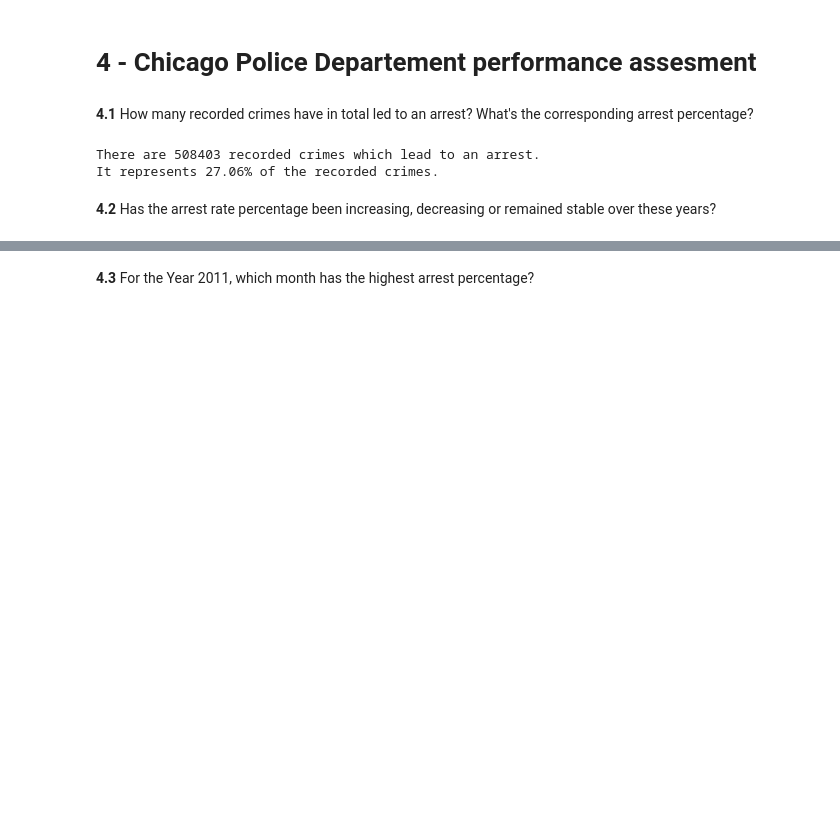
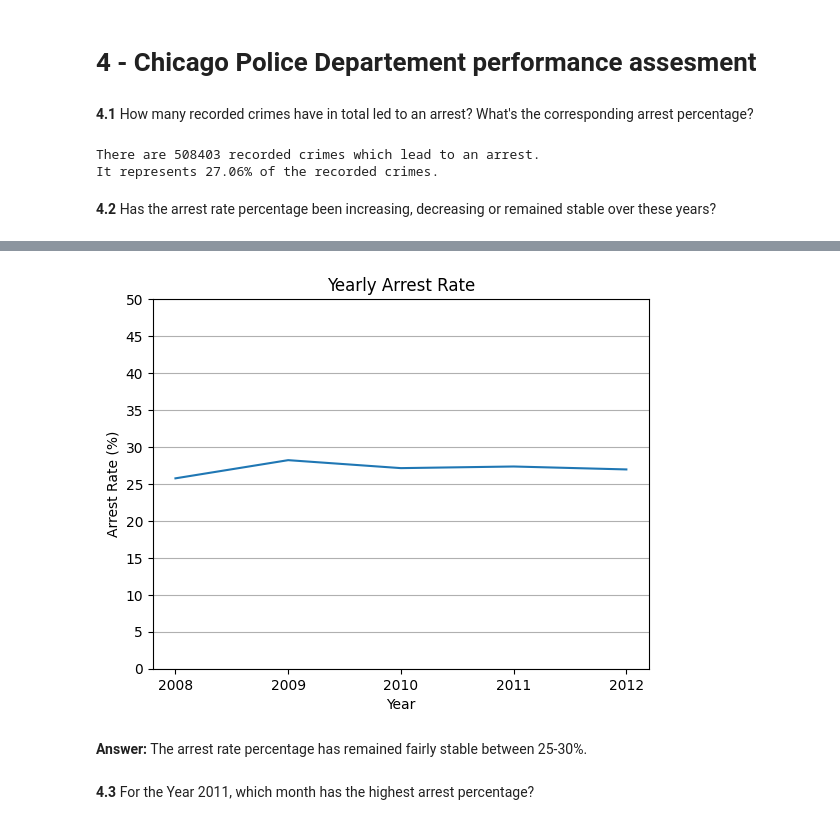
Before and after one commit to SVMino53/aiM24_Databehandling_Inlamning, a Jupyter notebook: chicago.ipynb, the cells around one changed output, grey strips where cells are left out. Drawn from its saved outputs; the diff is of its cells as text; code cells hidden in the pictures; blank space fills up the shorter version.

```diff
--- a/chicago.ipynb
+++ b/chicago.ipynb
@@ -310,0 +307,9 @@ yearly_arrest_rate_df = pd.DataFrame({"Year": list(range(2008, 2013)),
+# %%
+years = chicago_crime_2008_to_2012_df["Year"].unique()
+years.sort()
+year_masks = {year: chicago_crime_2008_to_2012_df["Year"] == year for year in years}
+arrest_rate_df = pd.DataFrame({"Year": years,
+                               "# Of Crimes": [len(chicago_crime_2008_to_2012_df[year_masks[year]]) for year in years],
+                               "# Of Arrests": [chicago_crime_2008_to_2012_df[year_masks[year]]["Arrest"].sum() for year in years]})
+arrest_rate_df["Arrest Rate (%)"] = arrest_rate_df["# Of Arrests"]/arrest_rate_df["# Of Crimes"]*100
+arrest_rate_df
@@ -311,2 +323,15 @@ yearly_arrest_rate_df = pd.DataFrame({"Year": list(range(2008, 2013)),
+# %%
+sns.lineplot(arrest_rate_df, x="Year", y="Arrest Rate (%)", )
+plt.title("Yearly Arrest Rate")
+plt.ylim(0, 50)
+plt.xticks(years)
+plt.yticks(range(0, 51, 5))
+plt.grid(True, axis="y")
+
+plt.show()
+# %% [output]
+[figure, added]
+# %% [markdown]
+**Answer:** The arrest rate percentage has remained fairly stable between 25-30%.
 # %% [markdown]
 **4.3** For the Year 2011, which month has the highest arrest percentage?
```
Also changed, not shown: parts of 14 cells of this notebook.
